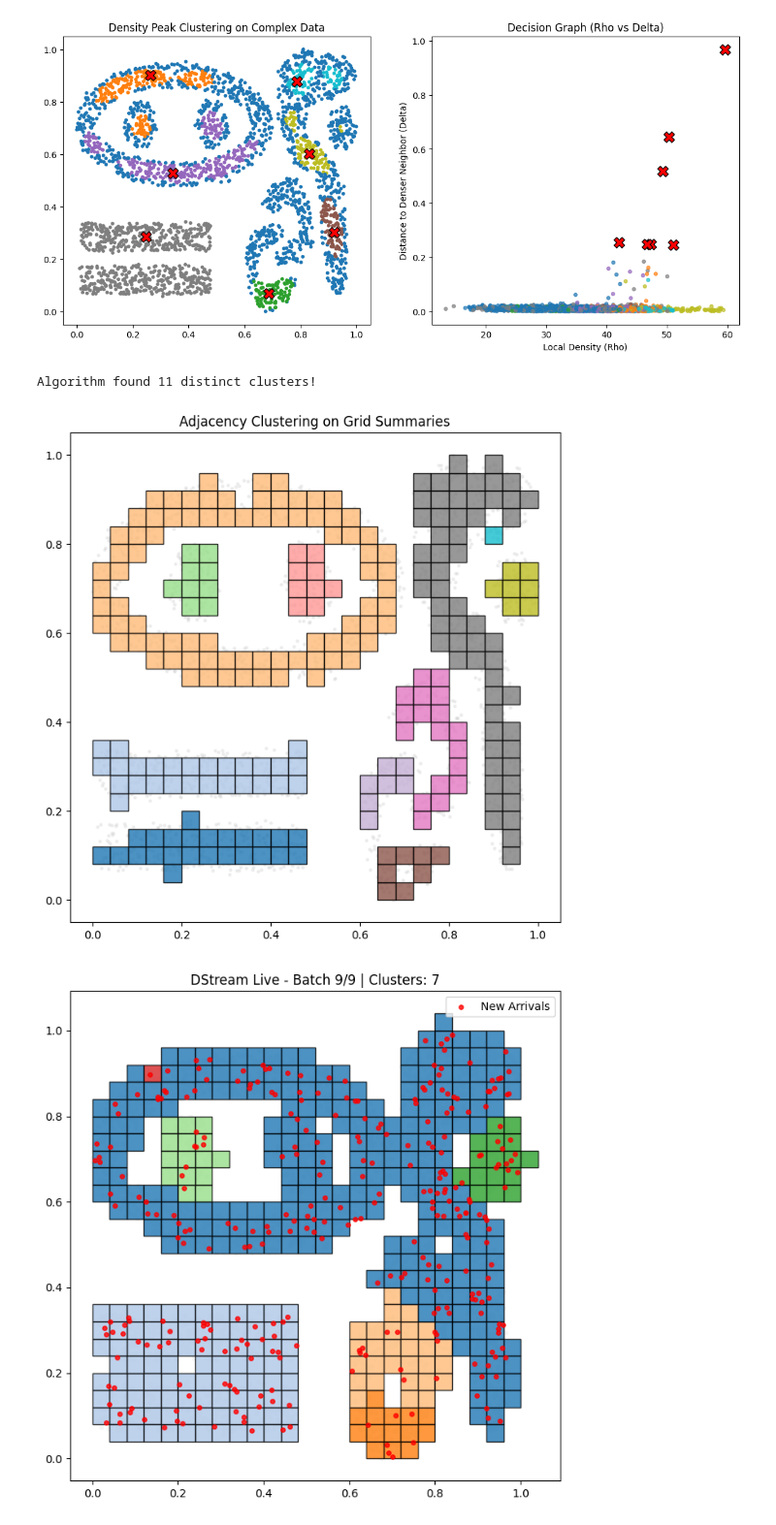
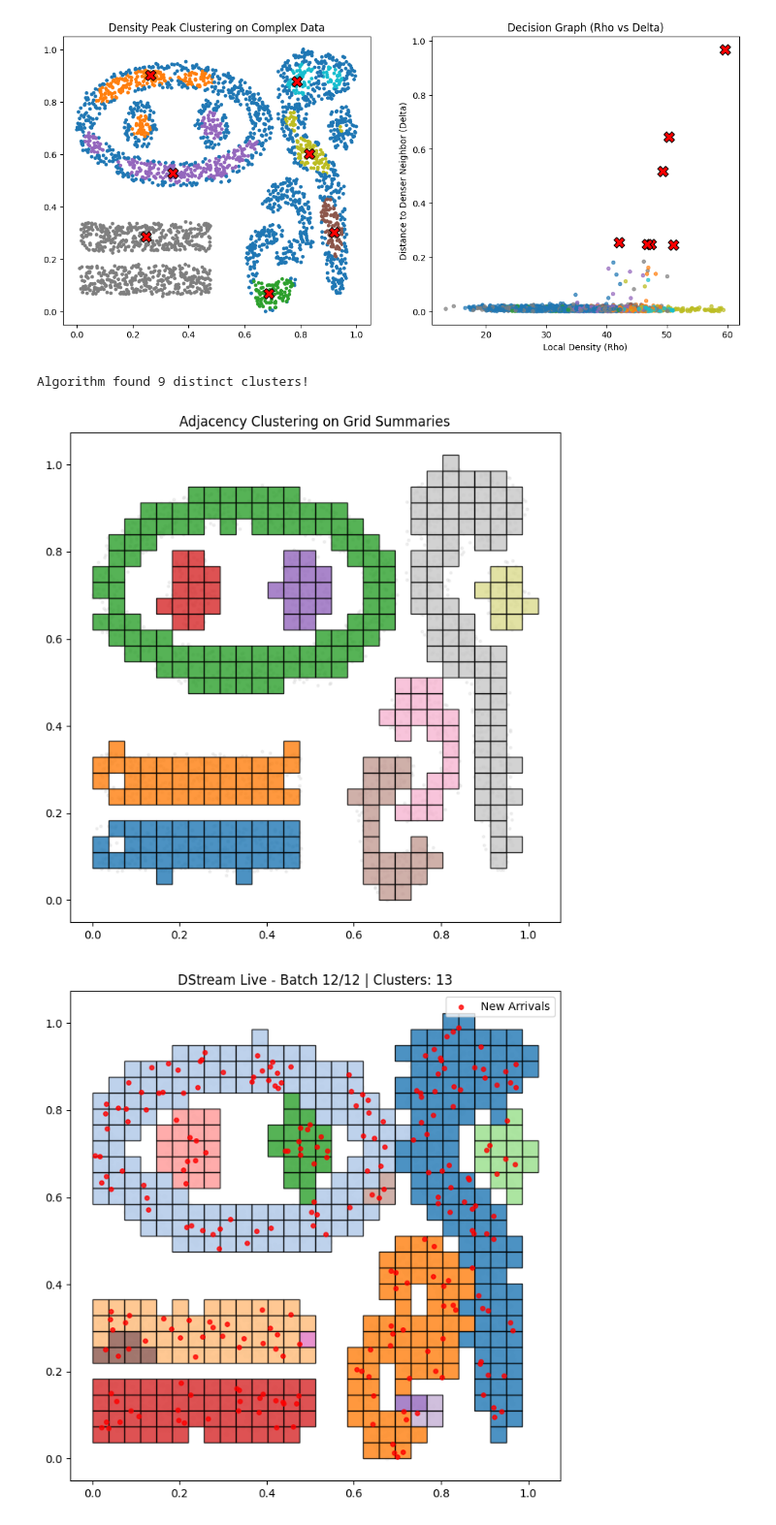
Before and after one commit to justfeelix/dstream-hajuj, a Jupyter notebook: playground.ipynb, the cells around one changed output. Shown at 97% size. Saved outputs shown, nothing was run; the diff lists cells and outputs as text; code cells hidden in the pictures.

```diff
--- a/playground.ipynb
+++ b/playground.ipynb
@@ -308,7 +308,7 @@ X, _ = datahandler.load_data("complex9")
 # ==========================================
 # PHASE 1: "ONLINE" SUMMARIZATION (The Grid)
 # ==========================================
-grid_size = 0.04
+grid_size = 0.0365
 
 # Instantly map all points to their grid cell indices
 grid_indices = np.floor(X / grid_size).astype(int)
@@ -320,7 +320,7 @@ unique_cells, counts = np.unique(grid_indices, axis=0, return_counts=True)
 summary_centers = unique_cells * grid_size + (grid_size / 2)
 
 # Decide the "status" of each summary based on its density (count)
-density_threshold = 6
+density_threshold = 4
 # If a cell has 10 or more points, it's 'dense'. Otherwise, we consider it 'noise'.
 status = np.array(["dense" if c >= density_threshold else "noise" for c in counts])
 
@@ -331,7 +331,7 @@ status = np.array(["dense" if c >= density_threshold else "noise" for c in count
 # The distance between two adjacent cell centers is exactly 'grid_size'.
 # The adjacency.py script connects points if distance <= sim_thresh[i] + sim_thresh[j]
 # So we set the individual threshold to slightly more than half the grid size
-sim_thresh = (grid_size / 2) * 1.3
+sim_thresh = (grid_size / 2) * 1.1
 
 
 labels = adjacency_clustering(
@@ -374,8 +374,8 @@ ax.set_title("Adjacency Clustering on Grid Summaries")
 ax.set_aspect('equal', 'box')
 plt.show()
 # %% [output]
-Algorithm found 11 distinct clusters!
+Algorithm found 9 distinct clusters!
-[figure, old version]
+[figure, new version]
 # %%
 # The Online-Offline Paradigm
 # This is is the strategy for dealing with infinte data streams. We cannot wait for the "end" of the data to run an algorithm, and we don't have infinite RAM
@@ -418,11 +418,11 @@ from src.dstream import DStream
 X, _ = datahandler.load_data("complex9")
 
 # 2. Initialize DStream
-# We use a threshold of 1.5. A cell needs 2 points quickly to become dense.
-grid_sz = 0.04
-dstream = DStream(grid_size=grid_sz, decay_factor=0.99, dense_threshold=1.0001, sparse_threshold=0.65)
+grid_sz = 0.0365
+# Set cleanup_interval to match your batch size for consistent garbage collection
+dstream = DStream(grid_size=grid_sz, decay_factor=0.990, dense_threshold=1.0002, sparse_threshold=0.65, cleanup_interval=500)
 
-batch_size = 320
+batch_size = 250
 num_batches = len(X) // batch_size
 
 # Create a fixed colormap so cluster colors stay somewhat consistent
@@ -438,46 +438,49 @@ for i in range(num_batches):
     if len(batch) == 0:
         break
 
-    # Update the online summaries
-    dstream.update(batch)
 
-    # Trigger the offline phase to get the current shapes
-    labels, centers, _ = dstream.predict()
+    timestamps = np.arange(start_idx, end_idx)
+    dstream.learn(batch, timestamps)
 
-    # --- VISUALIZATION UPDATE ---
+    clustering_dict = dstream.predict()
+
     clear_output(wait=True) # Clears the previous frame
     fig, ax = plt.subplots(figsize=(10, 8))
 
     # Plot the ENTIRE dataset faintly in the background so we see the "goal"
     ax.scatter(X[:, 0], X[:, 1], c='whitesmoke', s=10, zorder=0)
 
     # Plot the CURRENT batch arriving as bright red dots
     ax.scatter(batch[:, 0], batch[:, 1], c='red', s=15, alpha=0.8, label="New Arrivals", zorder=2)
 
     # Draw the Grid Summaries
-    for j, center in enumerate(centers):
-        cluster_id = labels[j]
+    for grid_tuple, cluster_id in clustering_dict.items():
         if cluster_id == -1: # Noise / Sparse
             color = 'black'
             alpha = 0.1
         else:
             # Wrap around the colormap if there are many clusters
             color = cmap((cluster_id % 20) / 20.0)
             alpha = 0.8
 
-        bottom_left = np.array(center) - (grid_sz / 2)
+        # Calculate the bottom-left corner directly from the grid index tuple!
+        bottom_left = np.array(grid_tuple) * grid_sz
+
         rect = Rectangle(bottom_left, grid_sz, grid_sz,
                          linewidth=1, edgecolor='black',
                          facecolor=color, alpha=alpha, zorder=1)
         ax.add_patch(rect)
 
-    num_clusters = len(np.unique(labels[labels != -1]))
+    # Count unique clusters (ignoring noise label -1)
+    unique_clusters = set(val for val in clustering_dict.values() if val != -1)
+    num_clusters = len(unique_clusters)
+
     ax.set_title(f"DStream Live - Batch {i+1}/{num_batches} | Clusters: {num_clusters}")
     ax.set_aspect('equal', 'box')
     ax.legend(loc="upper right")
 
     plt.show()
 
     time.sleep(0.5)
 # %% [output]
-[figure, old version]
+[figure, new version]
```
Also changed, not shown: parts of 2 cells of this notebook.
